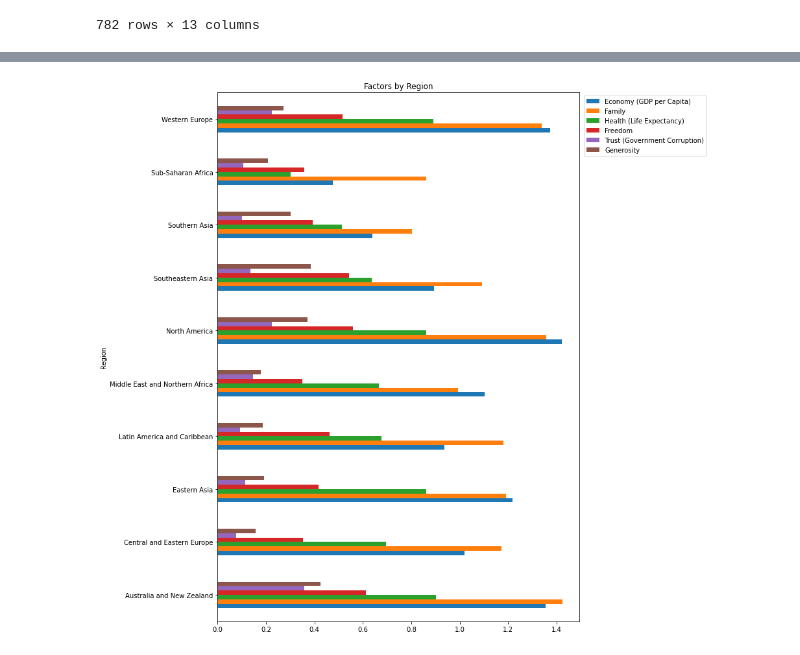
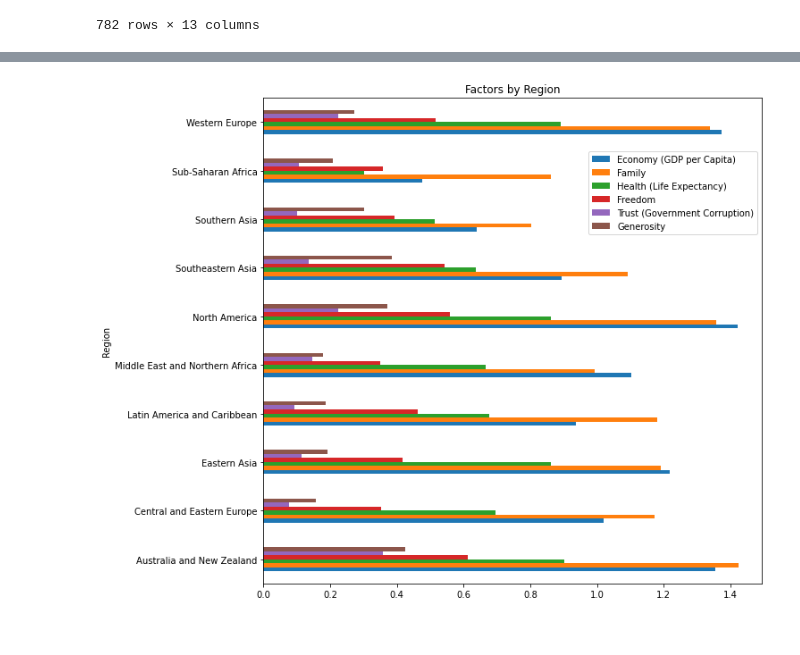
Before and after one commit to trevor48j/Tesla_Emissions, a Jupyter notebook: world_hapiness_report_r.ipynb, the cells around one changed output, grey strips where cells are left out. Cells and saved outputs as stored; diff of their text form; code cells hidden in the pictures.

```diff
--- a/world_hapiness_report_r.ipynb
+++ b/world_hapiness_report_r.ipynb
@@ -47,10 +47,10 @@ sum_hapiness
 | Sub-Saharan Africa | 0.476584 | 0.862702 | 0.302677 | 0.357076 | 0.105989 | 0.208039 |
 | Western Europe | 1.372702 | 1.338851 | 0.892661 | 0.516868 | 0.223788 | 0.271988 |
 # %%
-multi_plot = sum_hapiness.plot(kind='barh', figsize=(10,15), title = "Factors by Region")
-plt.legend(bbox_to_anchor=(1.36,1), loc="upper right")
+multi_plot = sum_hapiness.plot(kind='barh', figsize=(10,10), title = "Factors by Region")
+plt.legend(bbox_to_anchor=(1,0.9), loc="upper right")
 
 
 plt.savefig("images_2/barh_region.png")
 # %% [output]
-[figure, old version]
+[figure, new version]
```
Also changed, not shown: 2 other files.
